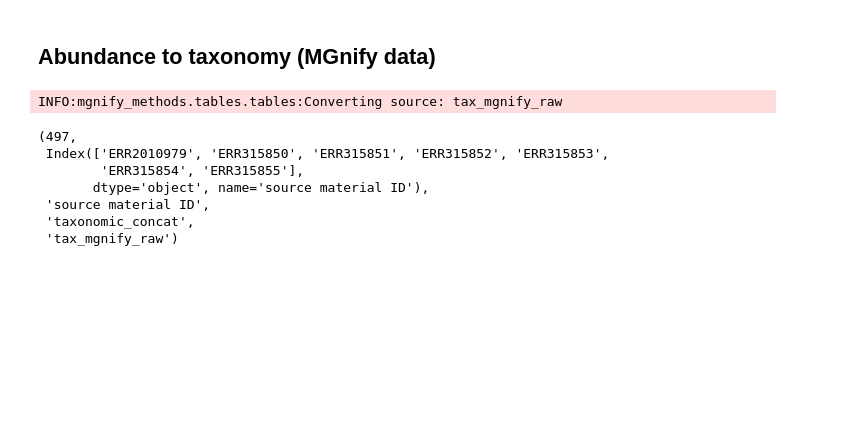
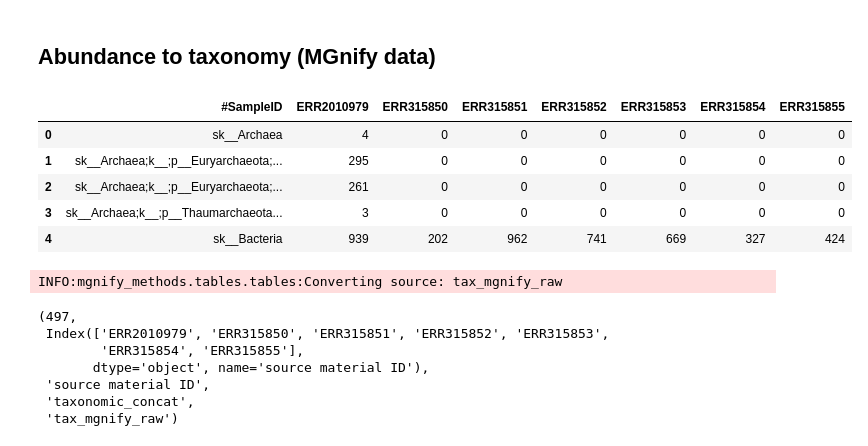
Before and after one commit to palec87/mgnify-methods, a Jupyter notebook: notebooks/test_mgnify_oop.ipynb, the cells around one changed output. Cells and saved outputs as stored; diff of their text form; code cells hidden in the pictures; blank space fills up the shorter version.

```diff
--- a/notebooks/test_mgnify_oop.ipynb
+++ b/notebooks/test_mgnify_oop.ipynb
@@ -8,6 +8,16 @@ import pandas as pd
 %autoreload 2
 # %% [markdown]
 ## Abundance to taxonomy (MGnify data)
+# %%
+test = pd.read_csv(Path.home() / "coding/emo-bon/momics-demos/data/mgnify_data/ERP003634_taxonomy_abundances_SSU_v5.0.tsv", sep='\t')
+test.head()
+# %% [output]
+|  | #SampleID | ERR2010979 | ERR315850 | ERR315851 | ERR315852 | ERR315853 | ERR315854 | ERR315855 |
+| 0 | sk__Archaea | 4 | 0 | 0 | 0 | 0 | 0 | 0 |
+| 1 | sk__Archaea;k__;p__Euryarchaeota;... | 295 | 0 | 0 | 0 | 0 | 0 | 0 |
+| 2 | sk__Archaea;k__;p__Euryarchaeota;... | 261 | 0 | 0 | 0 | 0 | 0 | 0 |
+| 3 | sk__Archaea;k__;p__Thaumarchaeota... | 3 | 0 | 0 | 0 | 0 | 0 | 0 |
+| 4 | sk__Bacteria | 939 | 202 | 962 | 741 | 669 | 327 | 424 |
 # %%
 mgnify = AbundanceTable.from_csv(
     Path.home() / "coding/emo-bon/momics-demos/data/mgnify_data/ERP003634_taxonomy_abundances_SSU_v5.0.tsv",
```
Also changed, not shown: 8 other files.
